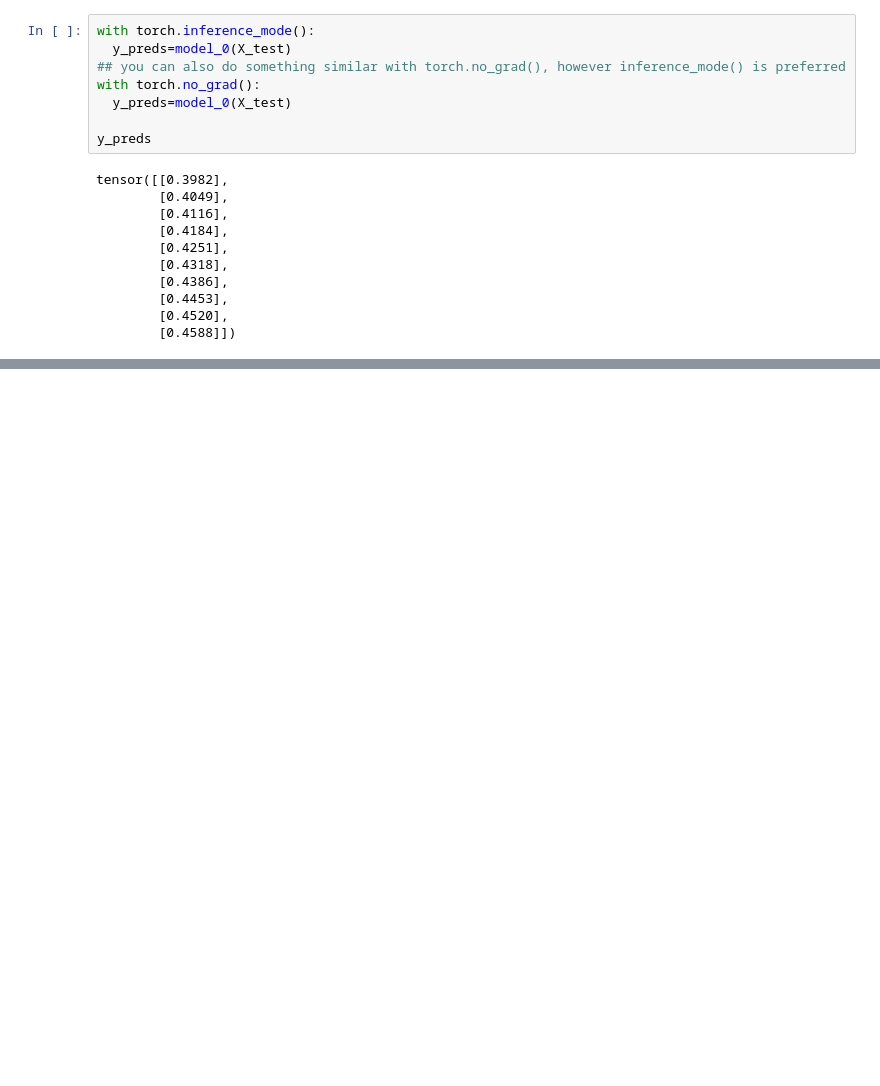
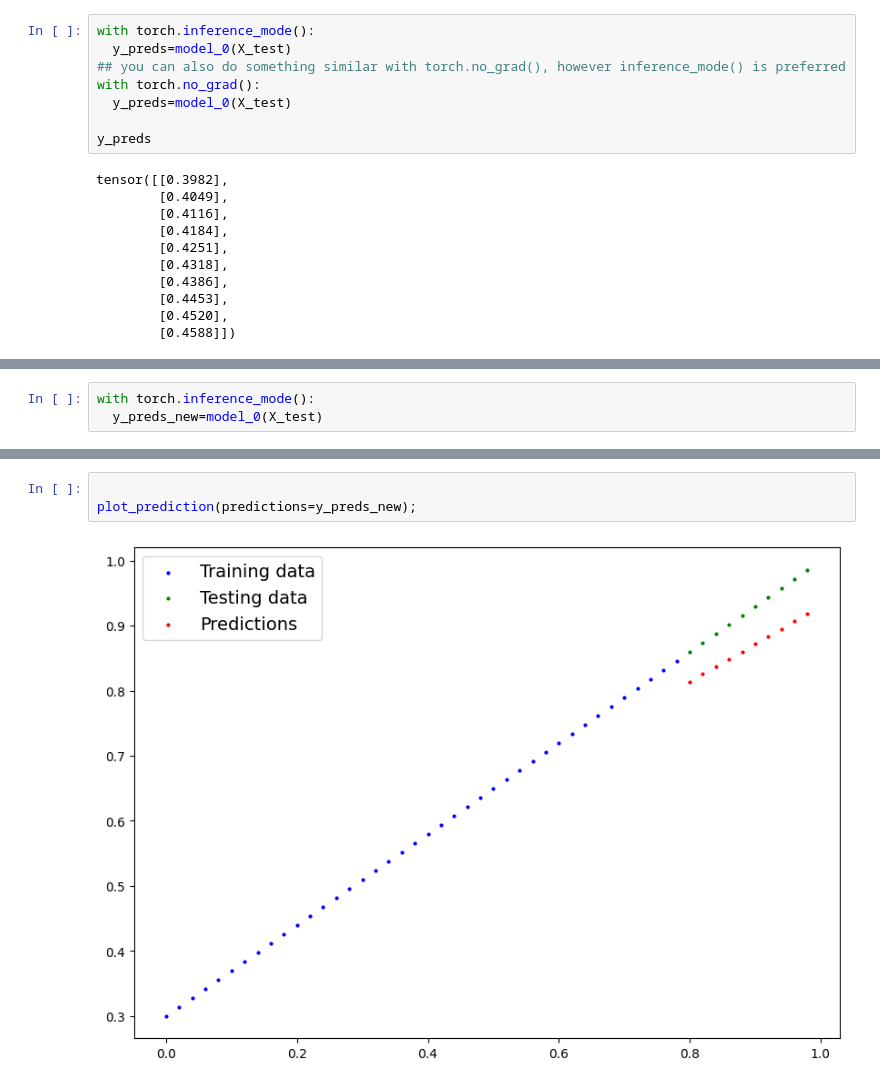
Before and after one commit to kavyareddy01/pytorchbirble, a Jupyter notebook: pytorchworkflow.ipynb, the cells around one changed output, grey strips where cells are left out. Saved outputs shown, nothing was run; the diff lists cells and outputs as text; blank space fills up the shorter version.

```diff
--- a/pytorchworkflow.ipynb
+++ b/pytorchworkflow.ipynb
@@ -238,0 +411,3 @@ tensor([[0.3982],
+# %%
+with torch.inference_mode():
+  y_preds_new=model_0(X_test)
@@ -238,0 +418,5 @@ tensor([[0.3982],
+# %%
+
+plot_prediction(predictions=y_preds_new);
+# %% [output]
+[figure, added]
```
Also changed, not shown: parts of 24 cells of this notebook.
